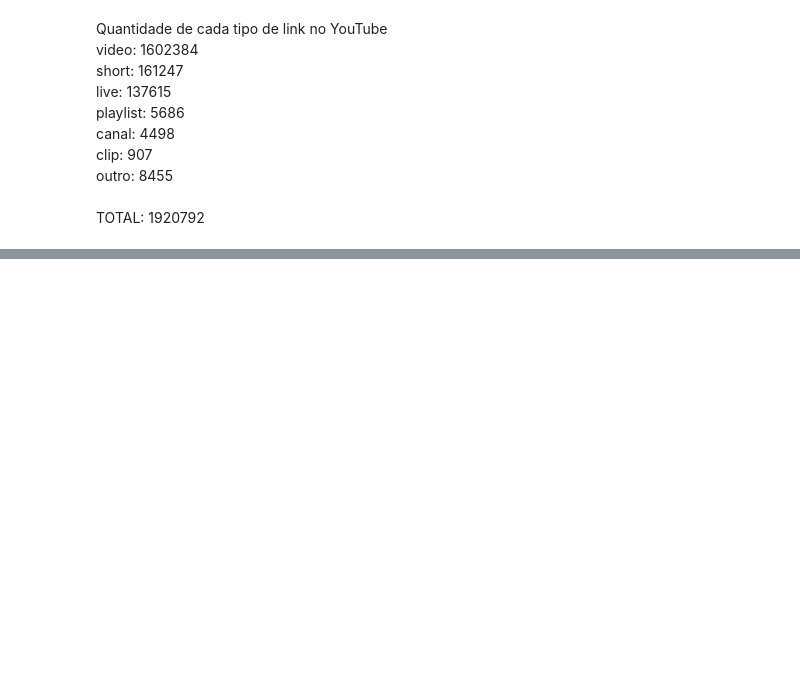
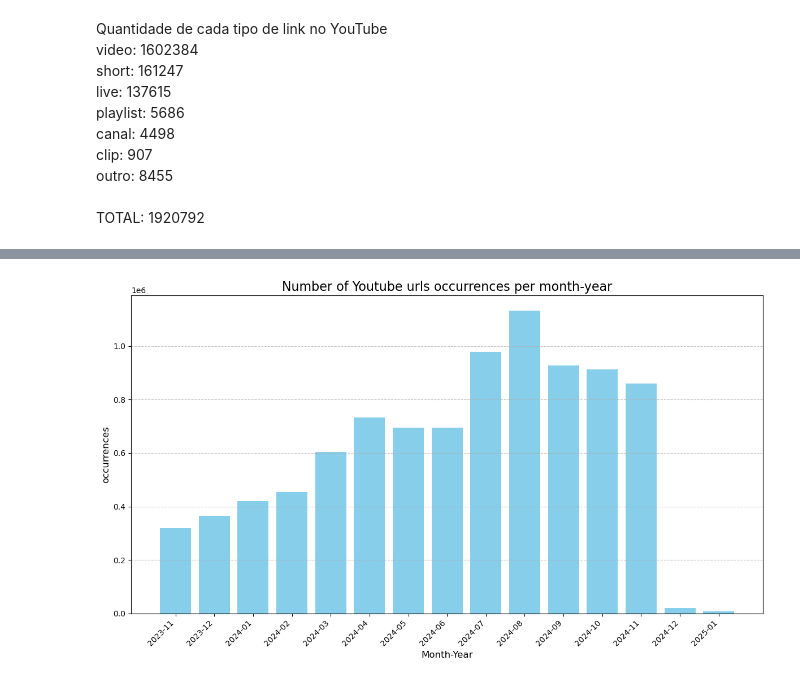
Before and after one commit to MateusoBrito/US-Election-On-Telegram, a Jupyter notebook: notebooks/06_Filtering_Yt_Videos.ipynb, the cells around one changed output, grey strips where cells are left out. Saved outputs shown, nothing was run; the diff lists cells and outputs as text; code cells hidden in the pictures; blank space fills up the shorter version.

```diff
--- a/notebooks/06_Filtering_Yt_Videos.ipynb
+++ b/notebooks/06_Filtering_Yt_Videos.ipynb
@@ -9,0 +24,6 @@ print(f"Total de links: {count}")
+# %%
+with gzip.open(file_path, "rt") as f:
+    count = 0
+    for line in f:
+        print(line)
+        break
@@ -126,0 +270,38 @@ TOTAL: 1920792
+# %%
+import json
+import gzip
+from tqdm import tqdm
+import matplotlib.pyplot as plt
+from collections import Counter
+
+counter = Counter()
+
+with open(file_path, "rt", encoding="utf-8") as f:
+    for line in tqdm(f, desc="Processando linhas"):
+        try:
+            if line.strip():
+                item = json.loads(line)
+
+                if "occurrences" in item and isinstance(item["occurrences"], list):
+                    for occurrence in item["occurrences"]:
+                        if "date" in occurrence:
+                            date = occurrence["date"][:7]  # YYYY-MM
+                            counter[date] += 1
+        except json.JSONDecodeError:
+            continue
+# %%
+date_ordered = sorted(counter.keys())
+values_ordered = [counter[date] for date in date_ordered]
+
+plt.figure(figsize=(12,7))
+plt.bar(date_ordered, values_ordered, color="skyblue")
+
+plt.title("Number of Youtube urls occurrences per month-year", fontsize=16)
+plt.ylabel("occurrences",fontsize=12)
+plt.xlabel("Month-Year",fontsize=12)
+plt.xticks(rotation=45, ha="right")
+plt.grid(axis='y',linestyle='--',alpha=0.7)
+plt.tight_layout()
+plt.savefig('contagem_ocorrencias_yt.png')
+# %% [output]
+[figure, added]
```
Also changed, not shown: parts of 10 cells of this notebook, 10 other files.
